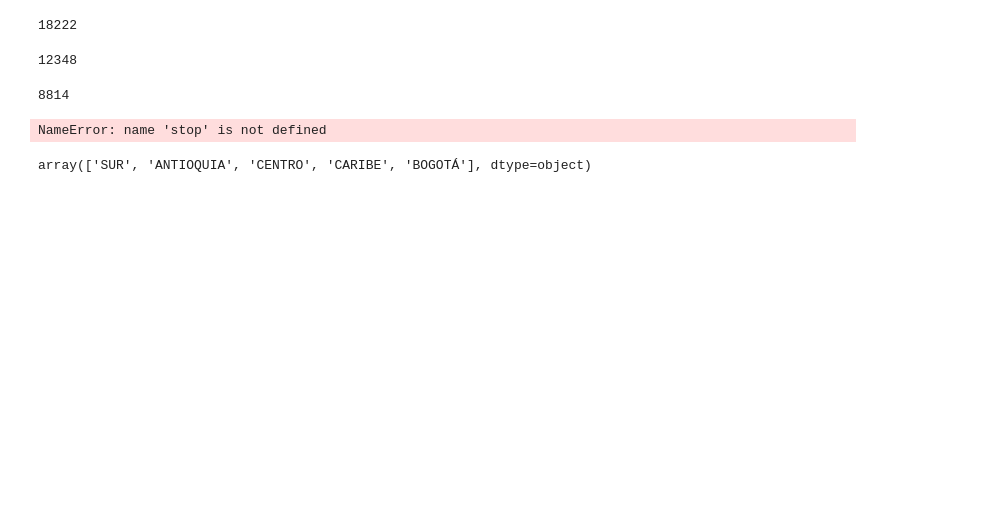
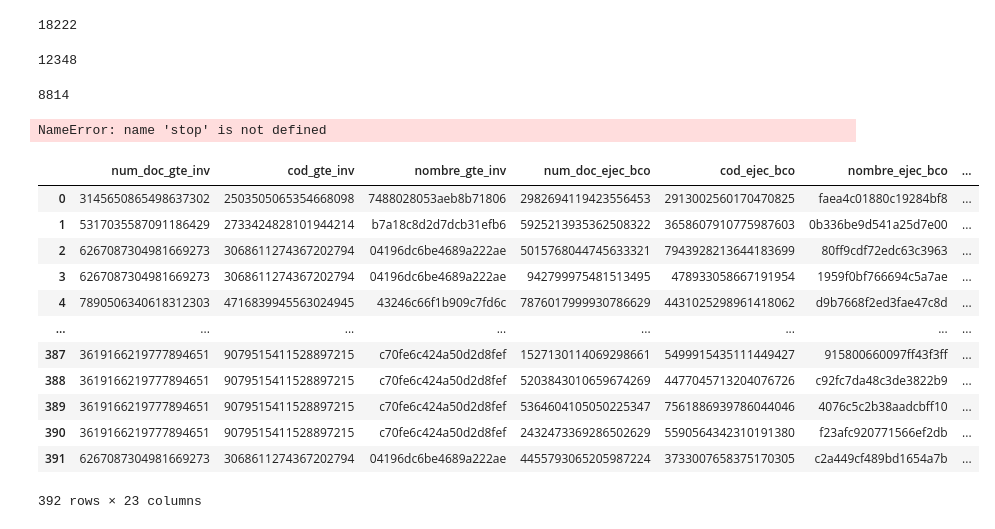
Before and after one commit to Arley6mith/bcol_prueba_2025, a Jupyter notebook: notebooks/optimize.ipynb, the cells around one changed output. Saved outputs shown, nothing was run; the diff lists cells and outputs as text; code cells hidden in the pictures; blank space fills up the shorter version.

```diff
--- a/notebooks/optimize.ipynb
+++ b/notebooks/optimize.ipynb
@@ -555,6 +562,18 @@ NameError: name 'stop' is not defined
 # %%
 stop
 # %%
-ecas_df['region_gte_inv'].unique()
+ecas_df[ecas_df['cod_gte_inv'].isin(dict_dataframes['pcac_capacidad_gerentes']['cod_gte_inv'].tolist())]
 # %% [output]
+|  | num_doc_gte_inv | cod_gte_inv | nombre_gte_inv | num_doc_ejec_bco | cod_ejec_bco | nombre_ejec_bco | ... |
+| 0 | 3145650865498637302 | 2503505065354668098 | 7488028053aeb8b71806 | 2982694119423556453 | 2913002560170470825 | faea4c01880c19284bf8 | ... |
+| 1 | 5317035587091186429 | 2733424828101944214 | b7a18c8d2d7dcb31efb6 | 5925213935362508322 | 3658607910775987603 | 0b336be9d541a25d7e00 | ... |
+| 2 | 6267087304981669273 | 3068611274367202794 | 04196dc6be4689a222ae | 5015768044745633321 | 7943928213644183699 | 80ff9cdf72edc63c3963 | ... |
+| 3 | 6267087304981669273 | 3068611274367202794 | 04196dc6be4689a222ae | 942799975481513495 | 478933058667191954 | 1959f0bf766694c5a7ae | ... |
+| 4 | 7890506340618312303 | 4716839945563024945 | 43246c66f1b909c7fd6c | 7876017999930786629 | 4431025298961418062 | d9b7668f2ed3fae47c8d | ... |
+| ... | ... | ... | ... | ... | ... | ... | ... |
+| 387 | 3619166219777894651 | 9079515411528897215 | c70fe6c424a50d2d8fef | 1527130114069298661 | 5499915435111449427 | 915800660097ff43f3ff | ... |
+| 388 | 3619166219777894651 | 9079515411528897215 | c70fe6c424a50d2d8fef | 5203843010659674269 | 4477045713204076726 | c92fc7da48c3de3822b9 | ... |
+| 389 | 3619166219777894651 | 9079515411528897215 | c70fe6c424a50d2d8fef | 5364604105050225347 | 7561886939786044046 | 4076c5c2b38aadcbff10 | ... |
+| 390 | 3619166219777894651 | 9079515411528897215 | c70fe6c424a50d2d8fef | 2432473369286502629 | 5590564342310191380 | f23afc920771566ef2db | ... |
+| 391 | 6267087304981669273 | 3068611274367202794 | 04196dc6be4689a222ae | 4455793065205987224 | 3733007658375170305 | c2a449cf489bd1654a7b | ... |
-array(['SUR', 'ANTIOQUIA', 'CENTRO', 'CARIBE', 'BOGOTÁ'], dtype=object)
+392 rows × 23 columns
```
Also changed, not shown: parts of 7 cells of this notebook, 3 other files.
